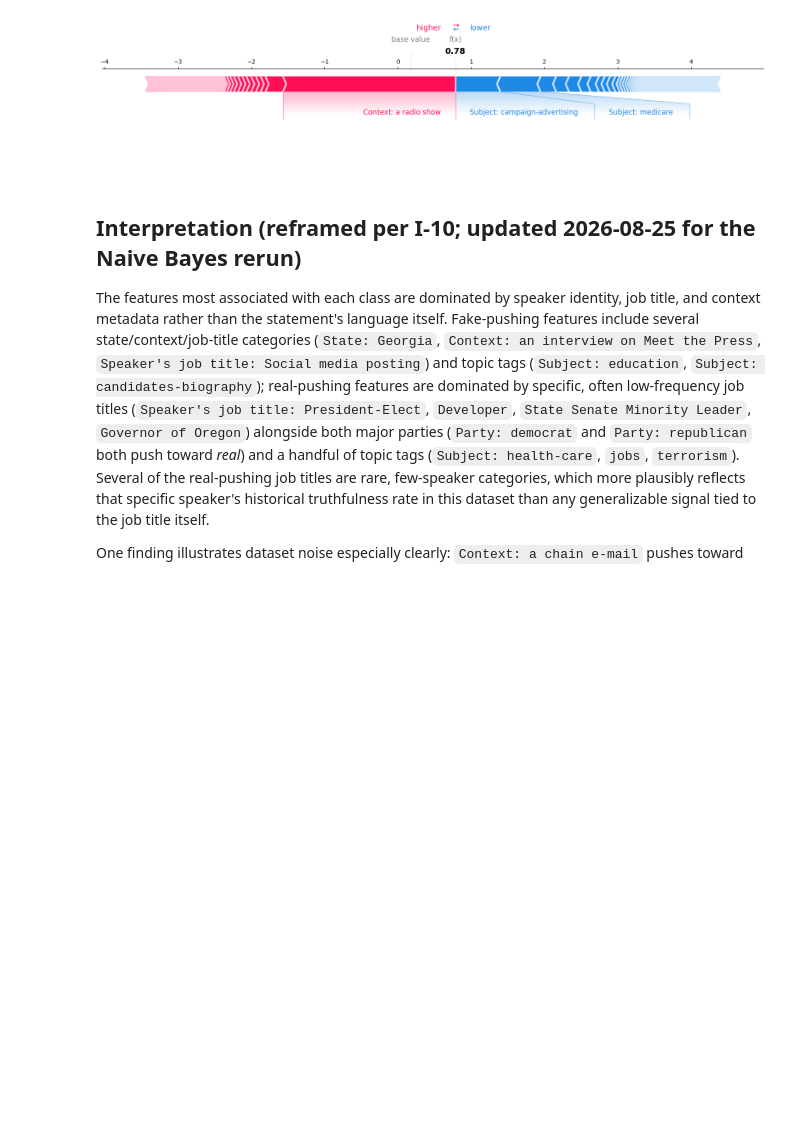
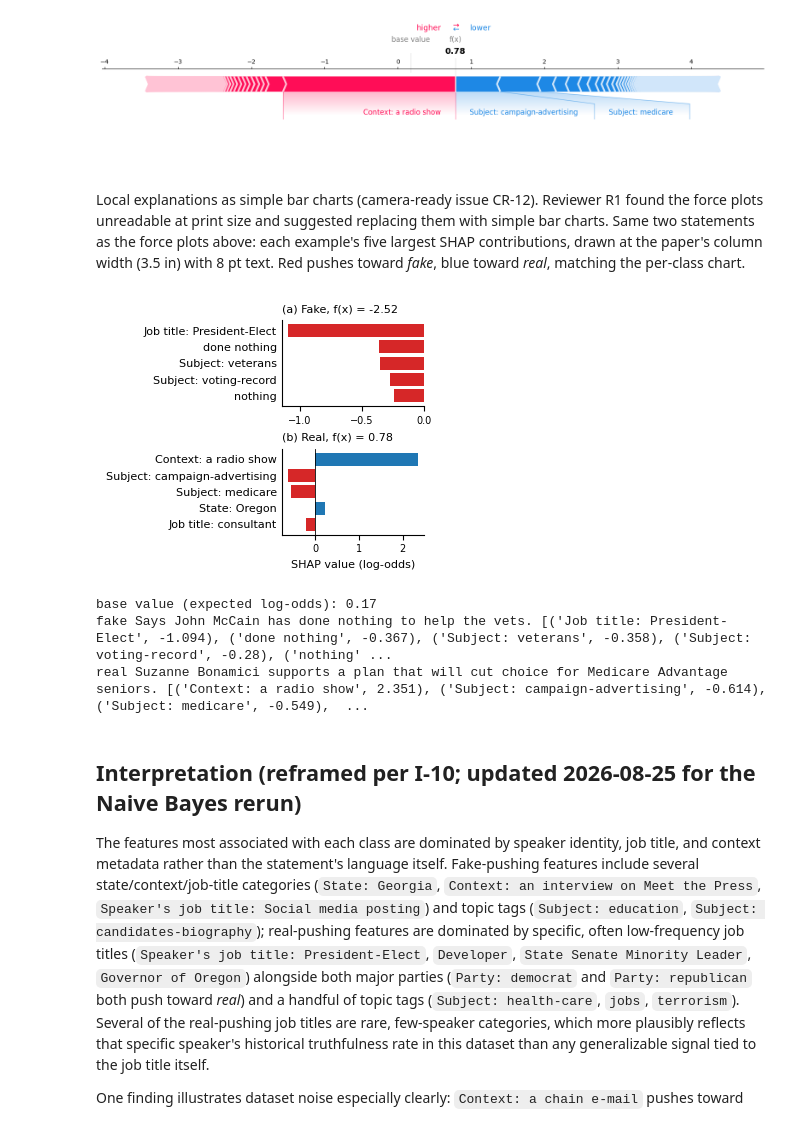
Before and after one commit to Ravindu-Pathirana/Fake-News-Detection, a Jupyter notebook: Updated Improvements/shap_explainability_v1.ipynb, the cells around one changed output. Saved outputs shown, nothing was run; the diff lists cells and outputs as text; code cells hidden in the pictures; blank space fills up the shorter version.

```diff
--- a/Updated Improvements/shap_explainability_v1.ipynb
+++ b/Updated Improvements/shap_explainability_v1.ipynb
@@ -322,6 +330,47 @@ REAL example statement: Suzanne Bonamici supports a plan that will cut choice fo
 [figure]
 <Figure size 640x480 with 0 Axes>
 [figure]
+# %% [markdown]
+Local explanations as simple bar charts (camera-ready issue CR-12). Reviewer R1 found the
+force plots unreadable at print size and suggested replacing them with simple bar charts.
+Same two statements as the force plots above: each example's five largest SHAP
+contributions, drawn at the paper's column width (3.5 in) with 8 pt text. Red pushes
+toward *fake*, blue toward *real*, matching the per-class chart.
+# %%
+def short_label(name):
+    return name.replace("Speaker's job title:", "Job title:")
+
+
+examples = [("fake", fake_idx, "(a) Fake"), ("real", real_idx, "(b) Real")]
+with plt.rc_context({"font.size": 8, "axes.titlesize": 8, "axes.labelsize": 8, "xtick.labelsize": 7, "ytick.labelsize": 8}):
+    fig, axes = plt.subplots(2, 1, figsize=(3.5, 2.9))
+    for ax, (name, idx, title) in zip(axes, examples):
+        contrib = shap_values[idx]
+        top = np.argsort(-np.abs(contrib))[:5][::-1]
+        vals = contrib[top]
+        ax.barh([short_label(display_names[j]) for j in top], vals,
+                color=["#d62728" if v < 0 else "#1f77b4" for v in vals])
+        ax.axvline(0, color="black", linewidth=0.6)
+        fx = explainer.expected_value + contrib.sum()
+        ax.set_title(f"{title}, f(x) = {fx:.2f}", loc="left")
+        ax.tick_params(axis="y", length=0)
+        for side in ("top", "right"):
+            ax.spines[side].set_visible(False)
+    axes[-1].set_xlabel("SHAP value (log-odds)")
+    fig.tight_layout(h_pad=0.6)
+    fig.savefig(f"{FIGURES_DIR}/shap_local_examples.png", dpi=300, bbox_inches="tight")
+    plt.show()
+    plt.close(fig)
+
+print("base value (expected log-odds):", round(float(explainer.expected_value), 2))
+for name, idx, _ in examples:
+    top = np.argsort(-np.abs(shap_values[idx]))[:5]
+    print(name, test.iloc[idx]["Statement"], [(short_label(display_names[j]), round(float(shap_values[idx][j]), 3)) for j in top])
+# %% [output]
+[figure, added]
+base value (expected log-odds): 0.17
+fake Says John McCain has done nothing to help the vets. [('Job title: President-Elect', -1.094), ('done nothing', -0.367), ('Subject: veterans', -0.358), ('Subject: voting-record', -0.28), ('nothing' ...
+real Suzanne Bonamici supports a plan that will cut choice for Medicare Advantage seniors. [('Context: a radio show', 2.351), ('Subject: campaign-advertising', -0.614), ('Subject: medicare', -0.549),  ...
 # %% [markdown]
 ## Interpretation (reframed per I-10; updated 2026-08-25 for the Naive Bayes rerun)
 
```
Also changed, not shown: parts of 1 cell of this notebook, 30 other files.
